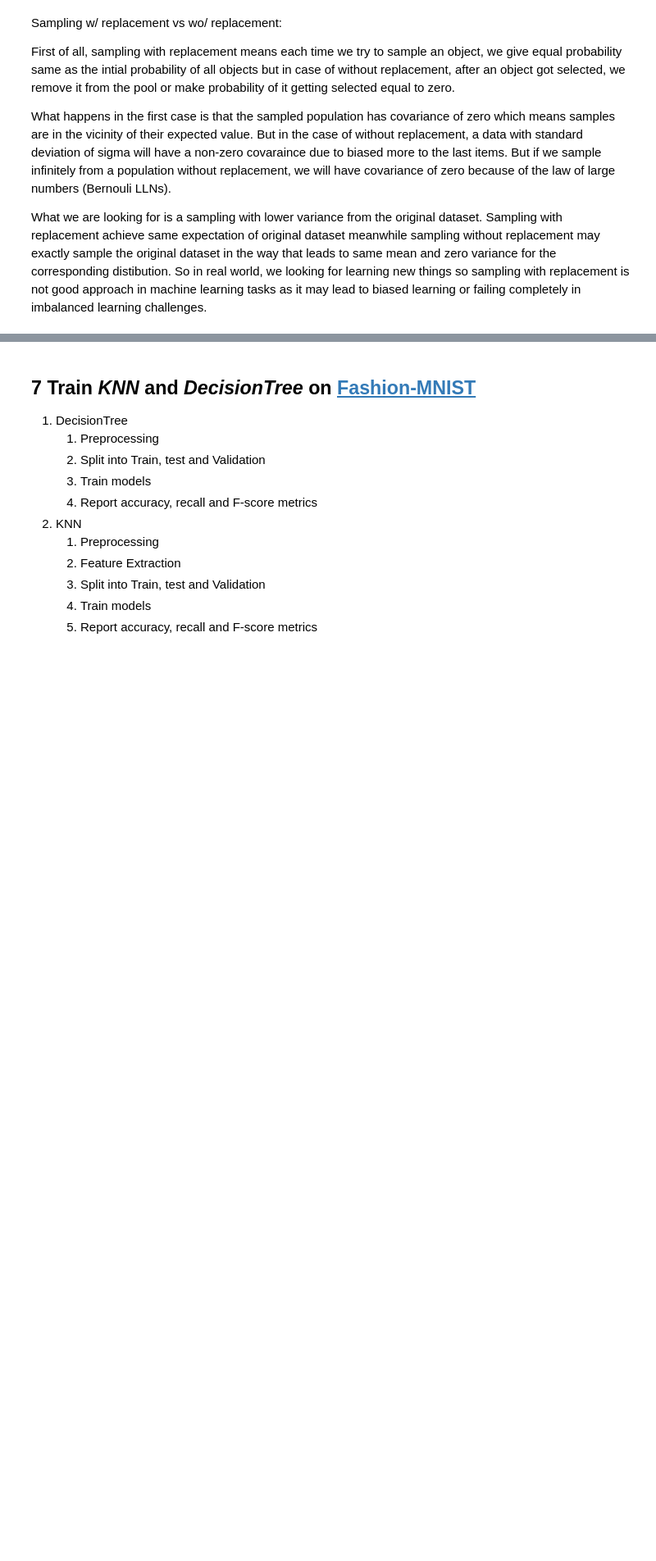
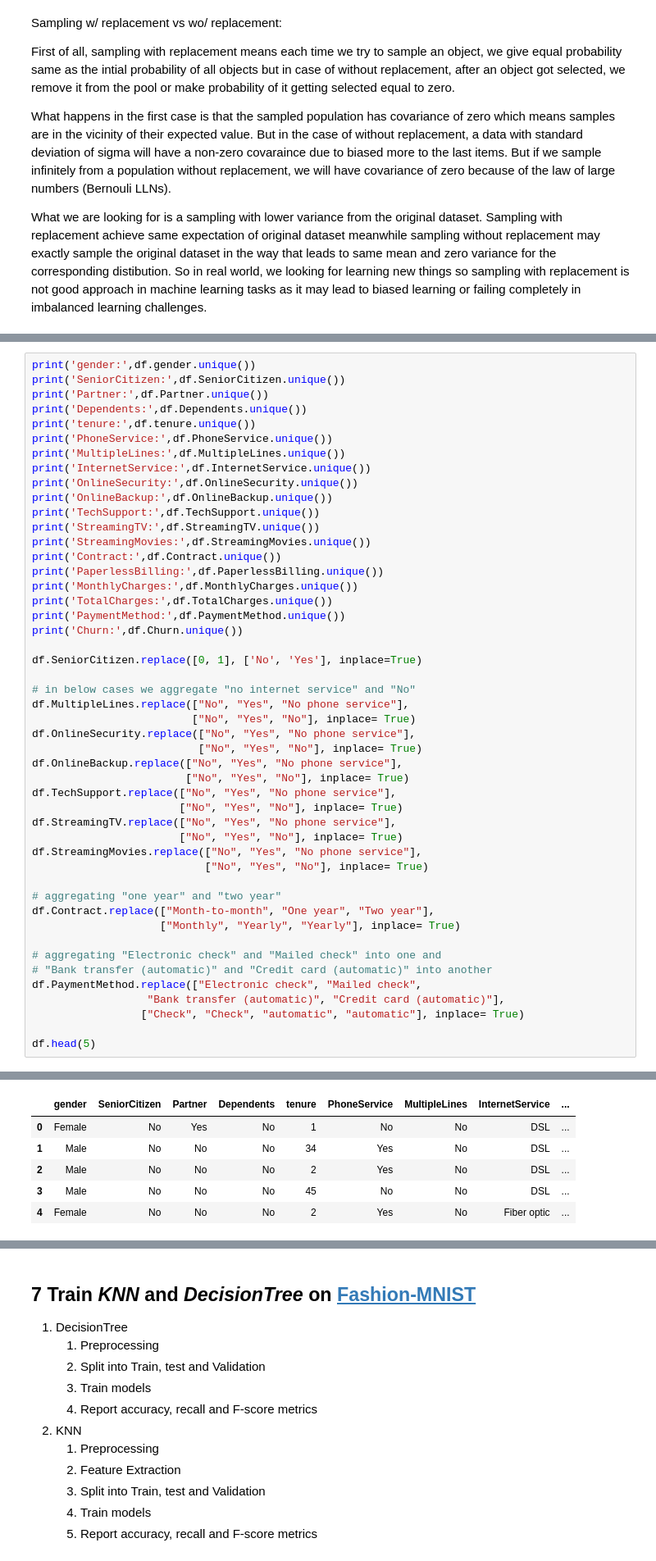
Before and after one commit to Nikronic/Data-Mining-IUST, a Jupyter notebook: HW01/notebooks/main.ipynb, the cells around one changed output, grey strips where cells are left out. Shown: that part at 82% size. Drawn from its saved outputs; the diff is of its cells as text; blank space fills up the shorter version.

```diff
--- a/HW01/notebooks/main.ipynb
+++ b/HW01/notebooks/main.ipynb
@@ -246,0 +286,49 @@ First of all, sampling with replacement means each time we try to sample an obje
+# %%
+print('gender:',df.gender.unique())
+print('SeniorCitizen:',df.SeniorCitizen.unique())
+print('Partner:',df.Partner.unique())
+print('Dependents:',df.Dependents.unique())
+print('tenure:',df.tenure.unique())
+print('PhoneService:',df.PhoneService.unique())
+print('MultipleLines:',df.MultipleLines.unique())
+print('InternetService:',df.InternetService.unique())
+print('OnlineSecurity:',df.OnlineSecurity.unique())
+print('OnlineBackup:',df.OnlineBackup.unique())
+print('TechSupport:',df.TechSupport.unique())
+print('StreamingTV:',df.StreamingTV.unique())
+print('StreamingMovies:',df.StreamingMovies.unique())
+print('Contract:',df.Contract.unique())
+print('PaperlessBilling:',df.PaperlessBilling.unique())
+print('MonthlyCharges:',df.MonthlyCharges.unique())
+print('TotalCharges:',df.TotalCharges.unique())
+print('PaymentMethod:',df.PaymentMethod.unique())
+print('Churn:',df.Churn.unique())
+
+df.SeniorCitizen.replace([0, 1], ['No', 'Yes'], inplace=True)
+
+# in below cases we aggregate "no internet service" and "No"
+df.MultipleLines.replace(["No", "Yes", "No phone service"],
+                         ["No", "Yes", "No"], inplace= True)
+df.OnlineSecurity.replace(["No", "Yes", "No phone service"],
+                          ["No", "Yes", "No"], inplace= True)
+df.OnlineBackup.replace(["No", "Yes", "No phone service"],
+                        ["No", "Yes", "No"], inplace= True)
+df.TechSupport.replace(["No", "Yes", "No phone service"],
+                       ["No", "Yes", "No"], inplace= True)
+df.StreamingTV.replace(["No", "Yes", "No phone service"],
+                       ["No", "Yes", "No"], inplace= True)
+df.StreamingMovies.replace(["No", "Yes", "No phone service"],
+                           ["No", "Yes", "No"], inplace= True)
+
+# aggregating "one year" and "two year"
+df.Contract.replace(["Month-to-month", "One year", "Two year"],
+                    ["Monthly", "Yearly", "Yearly"], inplace= True)
+
+# aggregating "Electronic check" and "Mailed check" into one and
+# "Bank transfer (automatic)" and "Credit card (automatic)" into another
+df.PaymentMethod.replace(["Electronic check", "Mailed check",
+                  "Bank transfer (automatic)", "Credit card (automatic)"],
+                 ["Check", "Check", "automatic", "automatic"], inplace= True)
+
+df.head(5)
+# %% [output]
@@ -246,0 +352,6 @@ First of all, sampling with replacement means each time we try to sample an obje
+|  | gender | SeniorCitizen | Partner | Dependents | tenure | PhoneService | MultipleLines | InternetService | ... |
+| 0 | Female | No | Yes | No | 1 | No | No | DSL | ... |
+| 1 | Male | No | No | No | 34 | Yes | No | DSL | ... |
+| 2 | Male | No | No | No | 2 | Yes | No | DSL | ... |
+| 3 | Male | No | No | No | 45 | No | No | DSL | ... |
+| 4 | Female | No | No | No | 2 | Yes | No | Fiber optic | ... |
```
Also changed, not shown: parts of 13 cells of this notebook.
